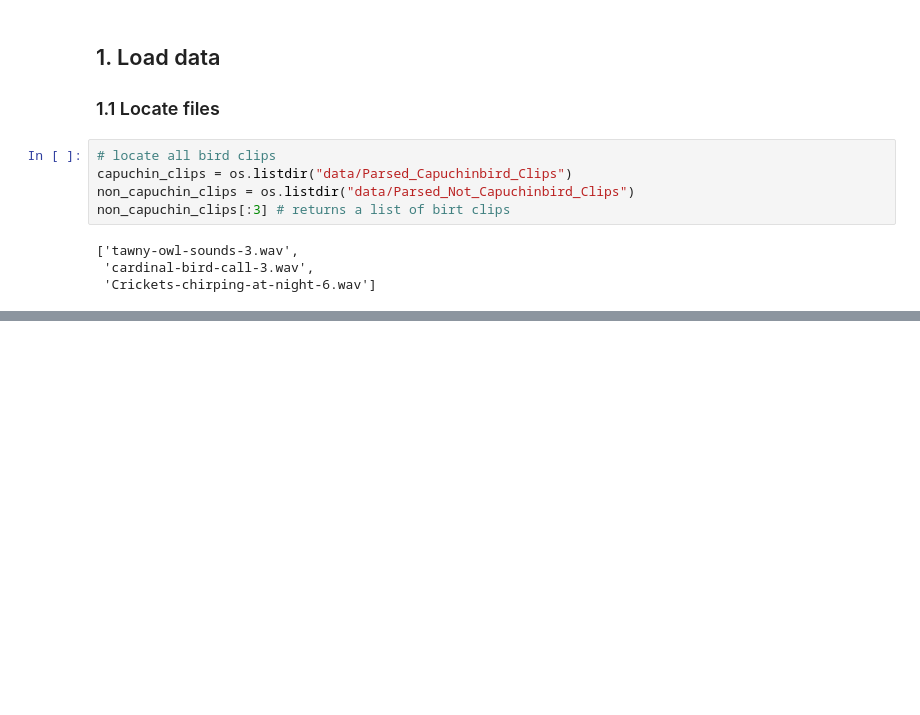
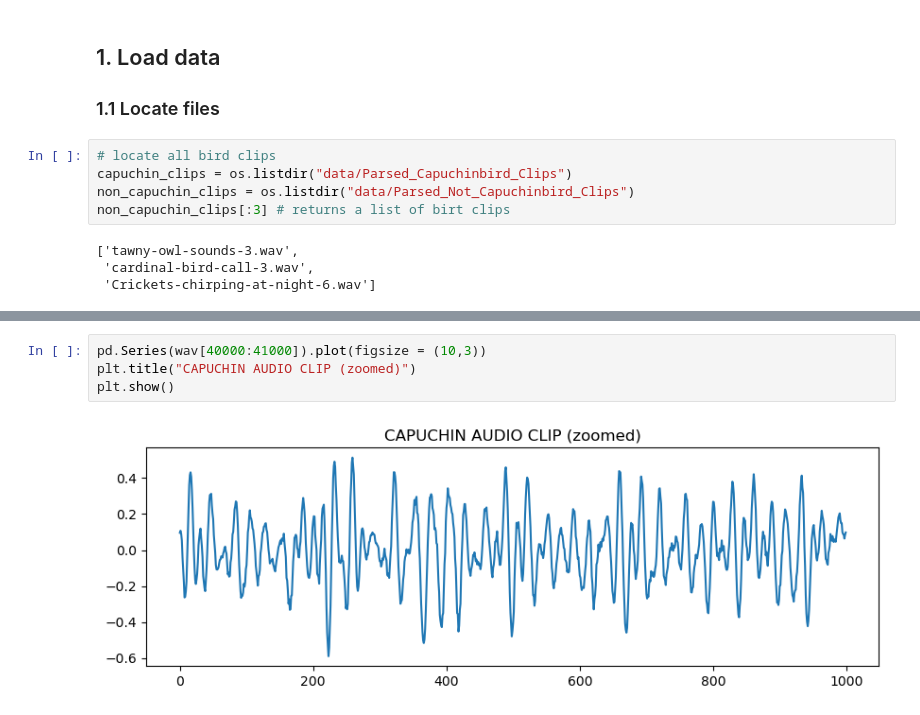
Before and after one commit to MigashaneVictoire/capuchin_bird_audio_classifier, a Jupyter notebook: audio_classification.ipynb, the cells around one changed output, grey strips where cells are left out. Drawn from its saved outputs; the diff is of its cells as text; blank space fills up the shorter version.

```diff
--- a/audio_classification.ipynb
+++ b/audio_classification.ipynb
@@ -93,0 +83,6 @@ NotImplementedError: in user code:
+# %%
+pd.Series(wav[40000:41000]).plot(figsize = (10,3))
+plt.title("CAPUCHIN AUDIO CLIP (zoomed)")
+plt.show()
+# %% [output]
+[figure, added]
```
Also changed, not shown: parts of 19 cells of this notebook.
